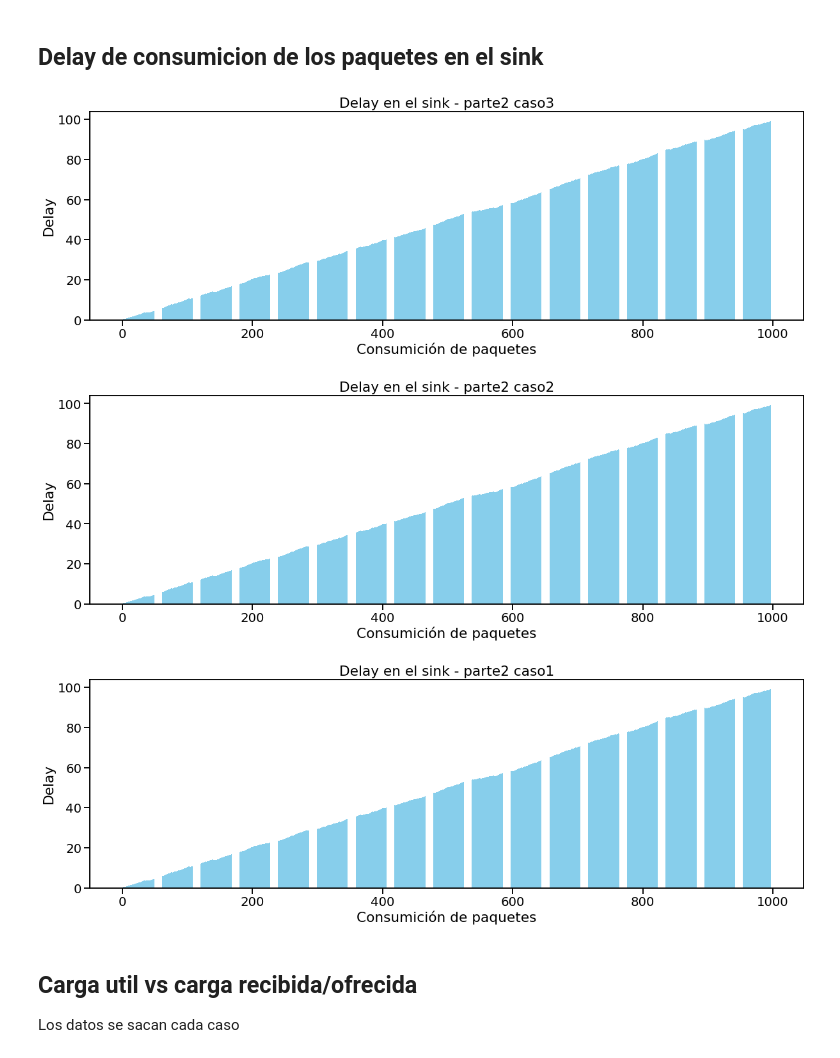
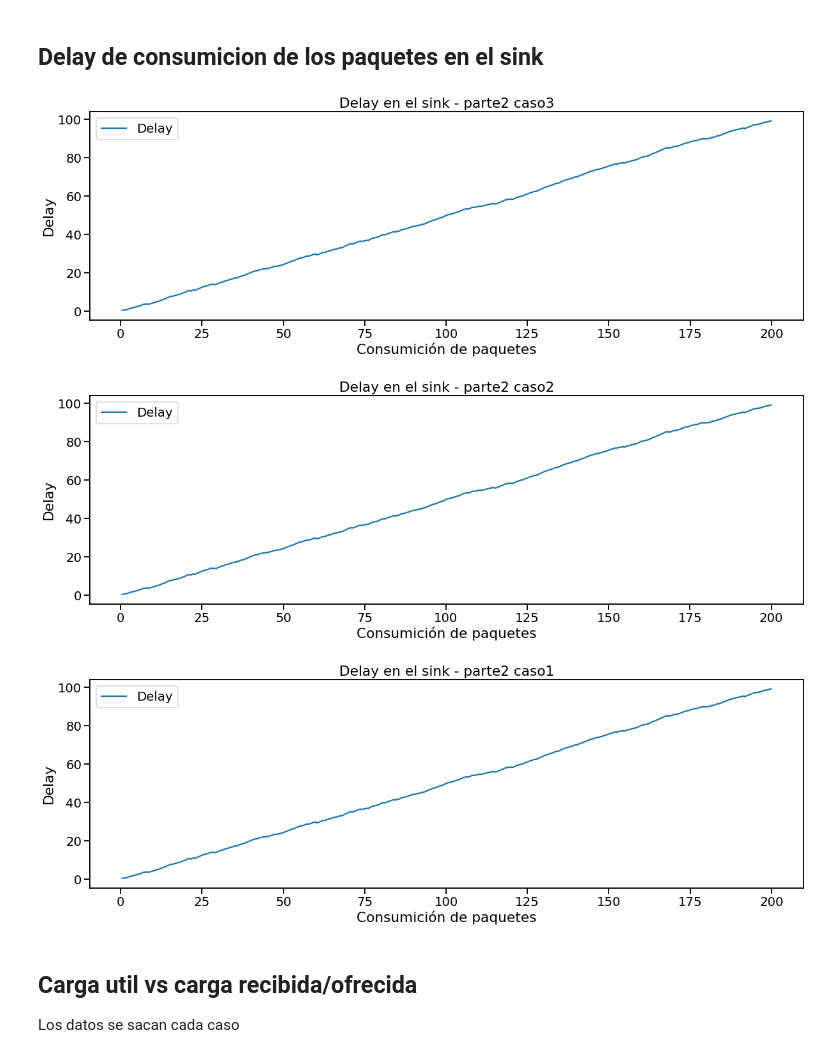
Before and after one commit to Kidmand/Redes-LAB-3, a Jupyter notebook: Notebook-results.ipynb, the cells around one changed output. Saved outputs shown, nothing was run; the diff lists cells and outputs as text; code cells hidden in the pictures.

Commit message:
feat: Delay++ (grafico de lineas)

```diff
--- a/Notebook-results.ipynb
+++ b/Notebook-results.ipynb
@@ -258,27 +258,27 @@ for c in range(len(data)):
 # %%
 for c in range(len(data)):
     caso = data[c]
 
     # Extraemos la info
     delay_sink = caso.loc[(caso['module'] == 'Network.nodeRx.sink') & (caso['name'] == 'Delay'), 'vecvalue'].tolist()
+    time_delay_sink = caso.loc[(caso['module'] == 'Network.nodeRx.sink') & (caso['name'] == 'Delay'), 'vectime'].tolist()
 
     # Convertimos los valores a flotantes
     delay_sink = list(map(float,delay_sink[0].split()))
+    time_delay_sink = list(map(float,time_delay_sink[0].split()))
 
-    # Graficamos el histograma
+    # Graficamos el grafico de lineas
     plt.figure(figsize=(20, 6))
-    # Iterar sobre la lista y graficar cada valor individualmente
-    for i, valor in enumerate(delay_sink):
-        plt.bar(i, delay_sink[i], color='skyblue')  # Graficar un barra para cada valor en la posición i
+    plt.plot(time_delay_sink, delay_sink, color='tab:blue', label='Delay')
     plt.title('Delay en el sink - {}'.format(archivos_procesados[c]))
     plt.xlabel('Consumición de paquetes')
     plt.ylabel('Delay')
-    #plt.grid(True)  # Agregar cuadrícula
+    plt.legend()
     plt.show()
 # %% [output]
-[figure, old version]
+[figure, new version]
-[figure, old version]
+[figure, new version]
-[figure, old version]
+[figure, new version]
 # %% [markdown]
 ## Carga util vs carga recibida/ofrecida
 Los datos se sacan cada caso
```
Also changed, not shown: parts of 1 cell of this notebook.
